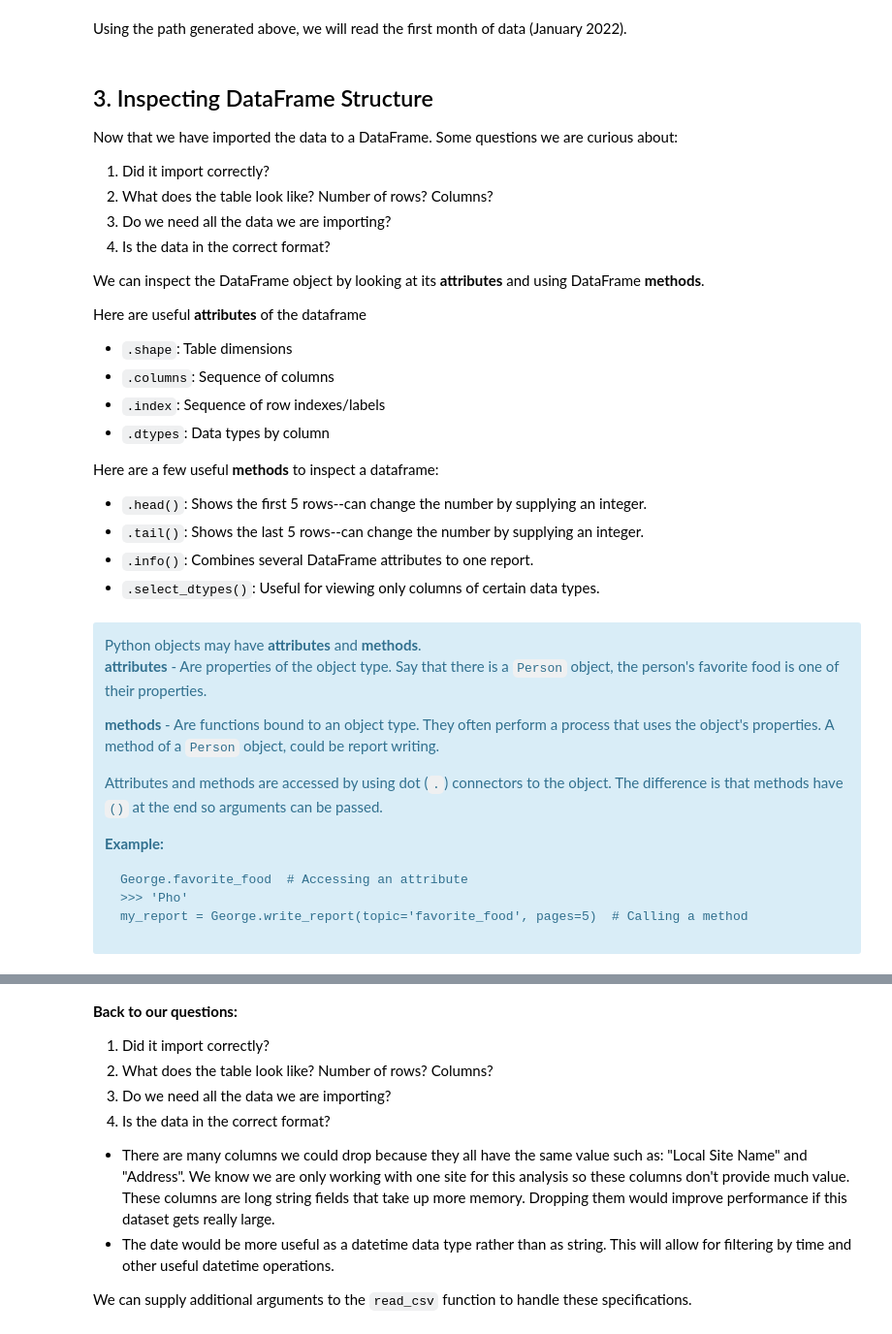
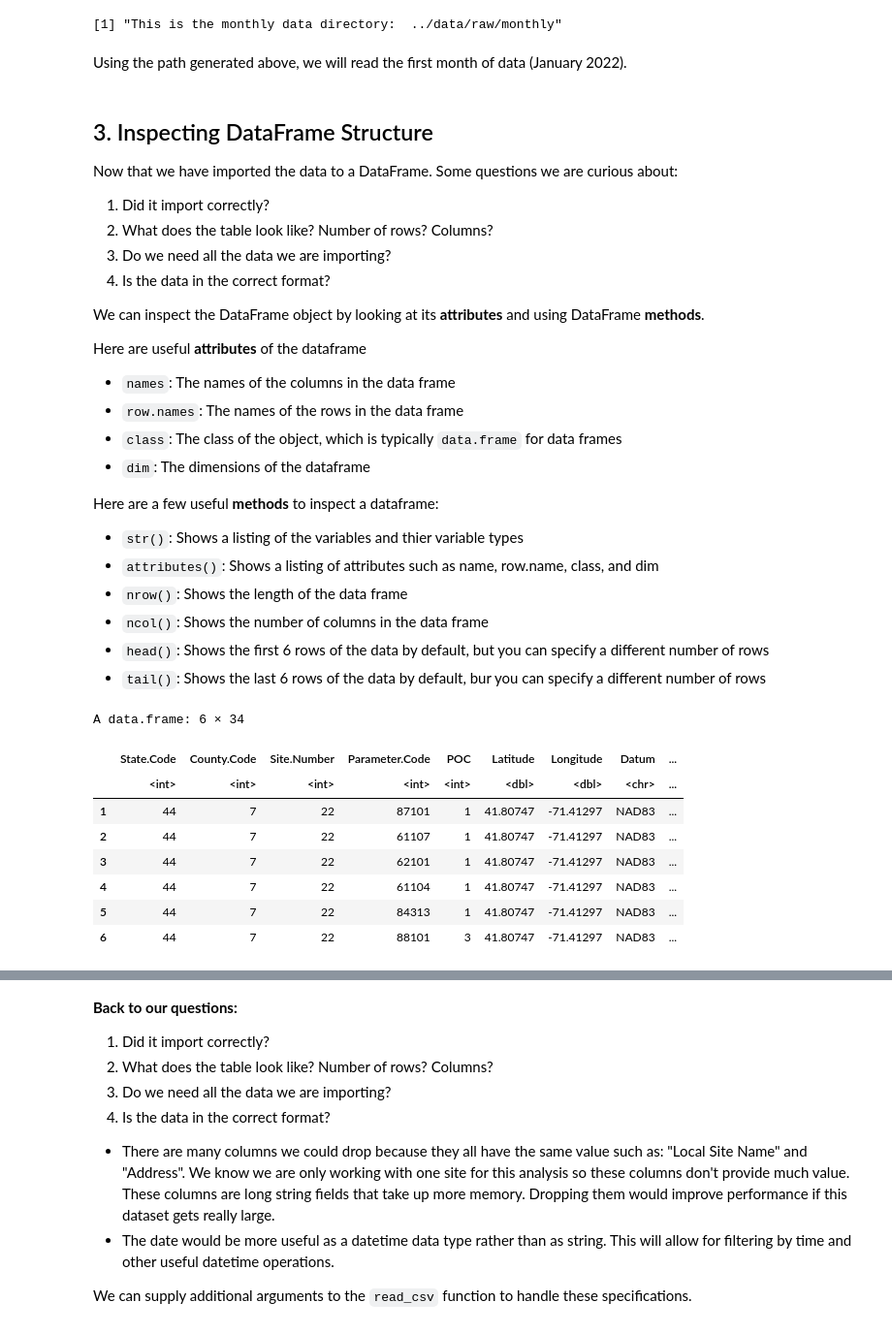
Before and after one commit to MPA-2065-FA24/mpa2065-fall2024, a Jupyter notebook: exploratory_data_analysis/notebooks/1.0-gtd-eda-walkthrough.ipynb, the cells around one changed output, grey strips where cells are left out. Shown at 97% size. Saved outputs shown, nothing was run; the diff lists cells and outputs as text; code cells hidden in the pictures.

````diff
--- a/exploratory_data_analysis/notebooks/1.0-gtd-eda-walkthrough.ipynb
+++ b/exploratory_data_analysis/notebooks/1.0-gtd-eda-walkthrough.ipynb
@@ -99,13 +81,14 @@ project
 We will be using package `os` and `Path` from `pathlib` to create out directory path because it standardizes pathing between operating systems. Path separators are different between Unix (Mac & Linux; using `/`) and Windows (using `\`) operating systems. Avoiding full string paths makes the code universal.
 # %%
 # Create a path to the data directory. The `..` means go up one level from the current working directory
-data_path = Path('..', 'data')
+data_path <- file.path("..", "data")
 
 ## We extend the path to the monthly data directory
-path_to_monthly_data = data_path / 'raw' / 'monthly'
-path_to_monthly_data2 = data_path.joinpath('raw','monthly')  # Alternative syntax for extending path
+path_to_monthly_data = file.path(data_path, 'raw', 'monthly')
 
-print(f'This is the monthly data directory: {path_to_monthly_data}')
+print(paste('This is the monthly data directory: ', path_to_monthly_data))
+# %% [output]
+[1] "This is the monthly data directory:  ../data/raw/monthly"
 # %% [markdown]
 Using the path generated above, we will read the first month of data (January 2022).
 # %%
@@ -122,30 +105,15 @@ Now that we have imported the data to a DataFrame. Some questions we are curious
 We can inspect the DataFrame object by looking at its **attributes** and using DataFrame **methods**.
 
 Here are useful **attributes** of the dataframe
-* `.shape`:  Table dimensions
-* `.columns`:  Sequence of columns
-* `.index`:  Sequence of row indexes/labels
-* `.dtypes`: Data types by column
+* `names`:  The names of the columns in the data frame
+* `row.names`:  The names of the rows in the data frame
+* `class`:  The class of the object, which is typically `data.frame` for data frames
+* `dim`: The dimensions of the dataframe
 
 Here are a few useful **methods** to inspect a dataframe:
-* `.head()`: Shows the first 5 rows--can change the number by supplying an integer.
-* `.tail()`: Shows the last 5 rows--can change the number by supplying an integer.
-* `.info()`: Combines several DataFrame attributes to one report.
-* `.select_dtypes()`: Useful for viewing only columns of certain data types.
+* `str()`: Shows a listing of the variables and thier variable types
+* `attributes()`: Shows a listing of attributes such as name, row.name, class, and dim
+* `nrow()`: Shows the length of the data frame
+* `ncol()`: Shows the number of columns in the data frame
+* `head()`: Shows the first 6 rows of the data by default, but you can specify a different number of rows
+* `tail()`: Shows the last 6 rows of the data by default, bur you can specify a different number of rows
-# %% [markdown]
-<div class="alert alert-block alert-info">
-Python objects may have <b>attributes</b> and <b>methods</b>.
-
-<b>attributes</b> - Are properties of the object type. Say that there is a `Person` object, the person's favorite food is one of their properties.
-
-<b>methods</b> - Are functions bound to an object type. They often perform a process that uses the object's properties. A method of a `Person` object, could be report writing.
-
-Attributes and methods are accessed by using dot (`.`) connectors to the object. The difference is that methods have `()` at the end so arguments can be passed.
-
-<b>Example:</b>
-```
-George.favorite_food  # Accessing an attribute
->>> 'Pho'
-my_report = George.write_report(topic='favorite_food', pages=5)  # Calling a method
-```
-</div>
@@ -153,0 +120,13 @@ df_2022_01.head()
+# %%
+# Let's take a look at the head of the data frame!
+head(df_2022_01)
+# %% [output]
+A data.frame: 6 × 34
+|  | State.Code | County.Code | Site.Number | Parameter.Code | POC | Latitude | Longitude | Datum | ... |
+|  | <int> | <int> | <int> | <int> | <int> | <dbl> | <dbl> | <chr> | ... |
+| 1 | 44 | 7 | 22 | 87101 | 1 | 41.80747 | -71.41297 | NAD83 | ... |
+| 2 | 44 | 7 | 22 | 61107 | 1 | 41.80747 | -71.41297 | NAD83 | ... |
+| 3 | 44 | 7 | 22 | 62101 | 1 | 41.80747 | -71.41297 | NAD83 | ... |
+| 4 | 44 | 7 | 22 | 61104 | 1 | 41.80747 | -71.41297 | NAD83 | ... |
+| 5 | 44 | 7 | 22 | 84313 | 1 | 41.80747 | -71.41297 | NAD83 | ... |
+| 6 | 44 | 7 | 22 | 88101 | 3 | 41.80747 | -71.41297 | NAD83 | ... |
````
Also changed, not shown: parts of 21 cells of this notebook.
